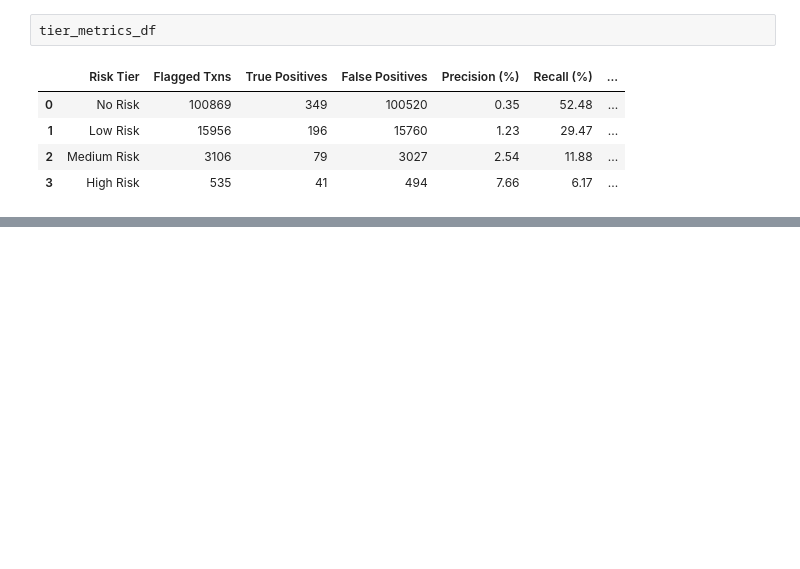
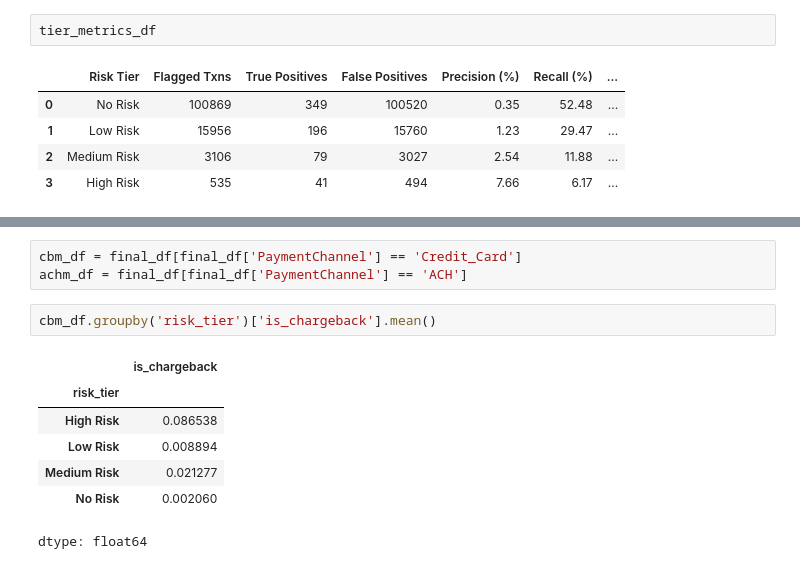
Before and after one commit to KGuruPrasad94/Craft_demo, a Jupyter notebook: Craft_demo_v6.ipynb, the cells around one changed output, grey strips where cells are left out. Cells and saved outputs as stored; diff of their text form; blank space fills up the shorter version.

```diff
--- a/Craft_demo_v6.ipynb
+++ b/Craft_demo_v6.ipynb
@@ -2695,0 +2761,13 @@ tier_metrics_df
+# %%
+cbm_df = final_df[final_df['PaymentChannel'] == 'Credit_Card']
+achm_df = final_df[final_df['PaymentChannel'] == 'ACH']
+# %%
+cbm_df.groupby('risk_tier')['is_chargeback'].mean()
+# %% [output]
+|  | is_chargeback |
+| risk_tier |  |
+| High Risk | 0.086538 |
+| Low Risk | 0.008894 |
+| Medium Risk | 0.021277 |
+| No Risk | 0.002060 |
+dtype: float64
```
Also changed, not shown: parts of 10 cells of this notebook.
